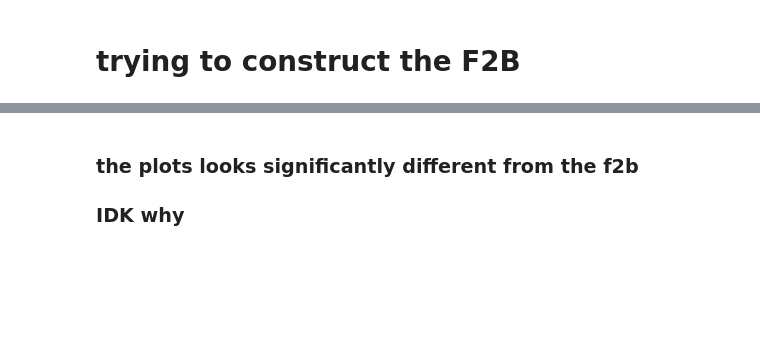
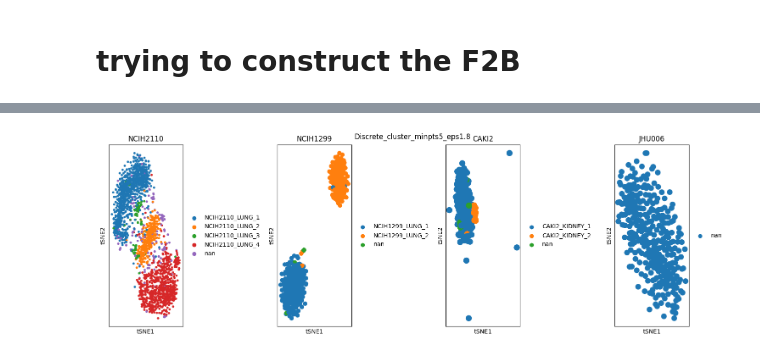
Before and after one commit to IbrahimFangary/F1L-exploration-of-antibody-therapies-using-scRNA-from-cancer-cell-lines, a Jupyter notebook: scanpy .ipynb, the cells around one changed output, grey strips where cells are left out. Cells and saved outputs as stored; diff of their text form; code cells hidden in the pictures; blank space fills up the shorter version.

```diff
--- a/scanpy .ipynb
+++ b/scanpy .ipynb
@@ -109,3 +123,0 @@ sc.pl.tsne(JHU006_UPPER_AERODIGESTIVE_TRACT_ad, color='leiden', title='JHU006')
-# %% [markdown]
-### the plots looks significantly different from the f2b
-### IDK why
@@ -117,0 +124,12 @@ subset_adata=adata[(adata.obs['Indication']=='Lung Cancer')|
+# %%
+#ploting the tsne
+fig, axe = plt.subplots(1,4,figsize=(15,5))
+sc.pl.tsne(NCIH2110_LUNG_ad, color='Discrete_cluster_minpts5_eps1.8', title='NCIH2110', show=False, ax=axe[0])
+sc.pl.tsne(NCIH1299_LUNG_ad, color='Discrete_cluster_minpts5_eps1.8', title='NCIH1299', show=False, ax=axe[1])
+sc.pl.tsne(CAKI2_KIDNEY_ad, color='Discrete_cluster_minpts5_eps1.8', title='CAKI2', show=False, ax=axe[2])
+sc.pl.tsne(JHU006_UPPER_AERODIGESTIVE_TRACT_ad, color='Discrete_cluster_minpts5_eps1.8', title='JHU006', show=False, ax=axe[3])
+plt.tight_layout()
+fig.suptitle('Discrete_cluster_minpts5_eps1.8')
+plt.show()
+# %% [output]
+[figure, added]
```
Also changed, not shown: parts of 17 cells of this notebook.
